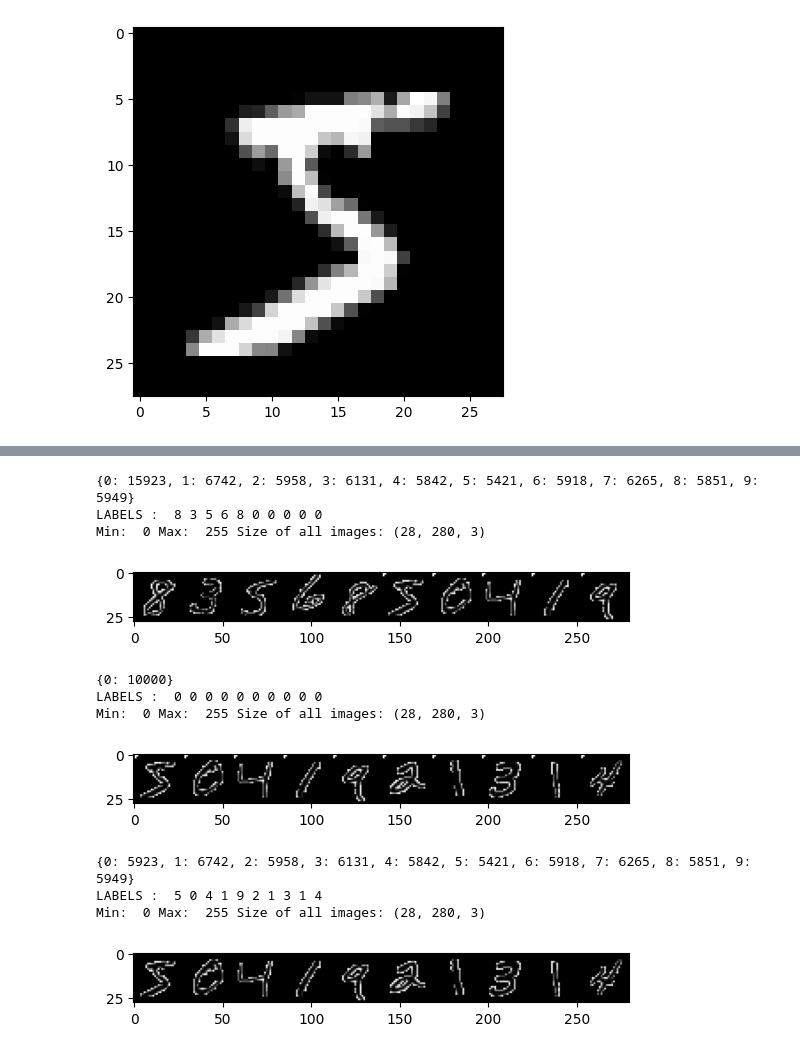
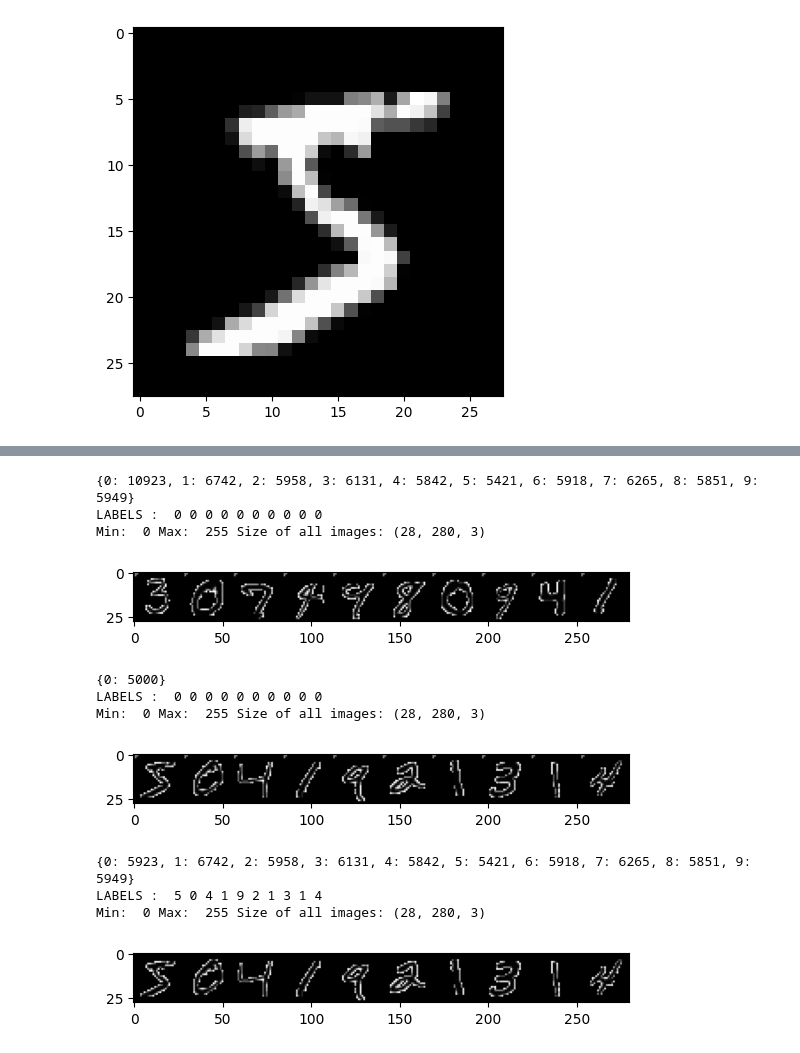
Before and after one commit to gihanjayatilaka/trojan-detection, a Jupyter notebook: gihan/create-trojan.ipynb, the cells around one changed output, grey strips where cells are left out. Cells and saved outputs as stored; diff of their text form; code cells hidden in the pictures.

```diff
--- a/gihan/create-trojan.ipynb
+++ b/gihan/create-trojan.ipynb
@@ -278,4 +328,15 @@ def poisonUtil(inputImages, xLocations, yLocations, offsetsXY, colors, diffColor
 
 
     return inputImages
+# %%
+def poisonDatasetMerger(inputImages,listOfDictsOfIdxXY,offsetsXY):
+    N = inputImages.shape[0]
+    xLocations = np.zeros((N),dtype=int)
+    yLocations = np.zeros((N),dtype=int)
+    colors = np.zeros((N,3),dtype=int)
+    for di in listOfDictsOfIdxXY:
+        xLocations[di["idx"]]=di["X"]
+        yLocations[di["idx"]]=di["Y"]
+        colors[di["idx"]]=di["colors"]
+    return poisonUtil(inputImages,xLocations,yLocations,offsetsXY,colors,diffColors=True)
 # %%
@@ -306,7 +426,7 @@ def poisonDataset(inputImages,poisonLabel=0,poisonType="traingle",fixedLocation=
         return inputImages, tf.keras.utils.to_categorical(poisonLabel*np.ones(N), num_classes=10,dtype='float32')
 # %%
 def appendPoisonToDataset(x,y,poisonLabel=0,poisonType="traingle",poisonSampleCount=1000,fixedLocation=None,\
-                         experimentType = None, batchSize = 32, verbose=False):
+                         experimentType = None, batchSize = 32, verbose=False,diversityFactor=None):
 
         assert experimentType in ["shuffled", "fullBatch", "percentageOfBatch"], "Wrong experiment type"
 
@@ -320,7 +440,7 @@ def appendPoisonToDataset(x,y,poisonLabel=0,poisonType="traingle",poisonSampleCo
 #                 print(t, np.argmax(y[t]))
 #                 showNumpyAsImage(x[t])
 
-#         x,y = shuffle2(x,y)
+        x,y = shuffle2(x,y)
 
 
         if verbose:
@@ -331,7 +451,7 @@ def appendPoisonToDataset(x,y,poisonLabel=0,poisonType="traingle",poisonSampleCo
 #                 showNumpyAsImage(x[t])
 
         xPoison, yPoison = poisonDataset(x[:poisonSampleCount],poisonLabel=poisonLabel,\
-                                         poisonType=poisonType,fixedLocation=fixedLocation)
+                                         poisonType=poisonType,fixedLocation=fixedLocation,diversityFactor=diversityFactor)
 
         print("DEBUG: x.shape, y.shape, xPoison.shape, yPoison.shape",x.shape, y.shape, xPoison.shape, yPoison.shape)
 
@@ -559,7 +681,7 @@ print("Trojan (poison) dataset is being created")
 mergedPoisonCleanData = appendPoisonToDataset(xTrain,yTrain,\
         poisonLabel=0,poisonType="traingle",\
         poisonSampleCount=POISON_SAMPLE_COUNT, fixedLocation=[FIXED_POISON_LOCATION,FIXED_POISON_LOCATION],\
-        experimentType = "shuffled")
+        experimentType = "shuffled", diversityFactor = DIVERSITY_FACTOR_DICT)
 xTrain = mergedPoisonCleanData["mergedX"]
 yTrain = mergedPoisonCleanData["mergedY"]
 
@@ -603,32 +733,32 @@ class MultipleValidationSetsCallback(tf.keras.callbacks.Callback):
             ans = ans + " " + str(evalRes)
         print("Eval acc: ",ans)
-# %%
-printFrequenciesOfOneHotGroundTruth(mergedPoisonCleanData["mergedY"])
-showNImagesWithLabels(mergedPoisonCleanData["cleanX"].shape[0] -5 ,10,\
-                      mergedPoisonCleanData["mergedX"],mergedPoisonCleanData["mergedY"])
-
-printFrequenciesOfOneHotGroundTruth(mergedPoisonCleanData["poisonY"])
-showNImagesWithLabels(0 ,10,\
-                      mergedPoisonCleanData["poisonX"],mergedPoisonCleanData["poisonY"])
-
-printFrequenciesOfOneHotGroundTruth(mergedPoisonCleanData["cleanY"])
-showNImagesWithLabels(0 ,10,\
-                      mergedPoisonCleanData["cleanX"],mergedPoisonCleanData["cleanY"])
-
-# print(np.argmax(mergedPoisonCleanData["mergedY"],axis=-1))
-# %% [output]
-{0: 15923, 1: 6742, 2: 5958, 3: 6131, 4: 5842, 5: 5421, 6: 5918, 7: 6265, 8: 5851, 9: 5949}
-LABELS :  8 3 5 6 8 0 0 0 0 0
-Min:  0 Max:  255 Size of all images: (28, 280, 3)
-[figure, removed]
-{0: 10000}
-LABELS :  0 0 0 0 0 0 0 0 0 0
-Min:  0 Max:  255 Size of all images: (28, 280, 3)
-[figure, removed]
-{0: 5923, 1: 6742, 2: 5958, 3: 6131, 4: 5842, 5: 5421, 6: 5918, 7: 6265, 8: 5851, 9: 5949}
-LABELS :  5 0 4 1 9 2 1 3 1 4
-Min:  0 Max:  255 Size of all images: (28, 280, 3)
-[figure, removed]
+# %%
+printFrequenciesOfOneHotGroundTruth(mergedPoisonCleanData["mergedY"])
+showNImagesWithLabels(mergedPoisonCleanData["cleanX"].shape[0] +50 ,10,\
+                      mergedPoisonCleanData["mergedX"],mergedPoisonCleanData["mergedY"])
+
+printFrequenciesOfOneHotGroundTruth(mergedPoisonCleanData["poisonY"])
+showNImagesWithLabels(0 ,10,\
+                      mergedPoisonCleanData["poisonX"],mergedPoisonCleanData["poisonY"])
+
+printFrequenciesOfOneHotGroundTruth(mergedPoisonCleanData["cleanY"])
+showNImagesWithLabels(0 ,10,\
+                      mergedPoisonCleanData["cleanX"],mergedPoisonCleanData["cleanY"])
+
+# print(np.argmax(mergedPoisonCleanData["mergedY"],axis=-1))
+# %% [output]
+{0: 10923, 1: 6742, 2: 5958, 3: 6131, 4: 5842, 5: 5421, 6: 5918, 7: 6265, 8: 5851, 9: 5949}
+LABELS :  0 0 0 0 0 0 0 0 0 0
+Min:  0 Max:  255 Size of all images: (28, 280, 3)
+[figure, added]
+{0: 5000}
+LABELS :  0 0 0 0 0 0 0 0 0 0
+Min:  0 Max:  255 Size of all images: (28, 280, 3)
+[figure, added]
+{0: 5923, 1: 6742, 2: 5958, 3: 6131, 4: 5842, 5: 5421, 6: 5918, 7: 6265, 8: 5851, 9: 5949}
+LABELS :  5 0 4 1 9 2 1 3 1 4
+Min:  0 Max:  255 Size of all images: (28, 280, 3)
+[figure, added]
 # %%
 # model.fit(xTrain/255.0, yTrain)
 
```
Also changed, not shown: parts of 19 cells of this notebook, 2 other files.
